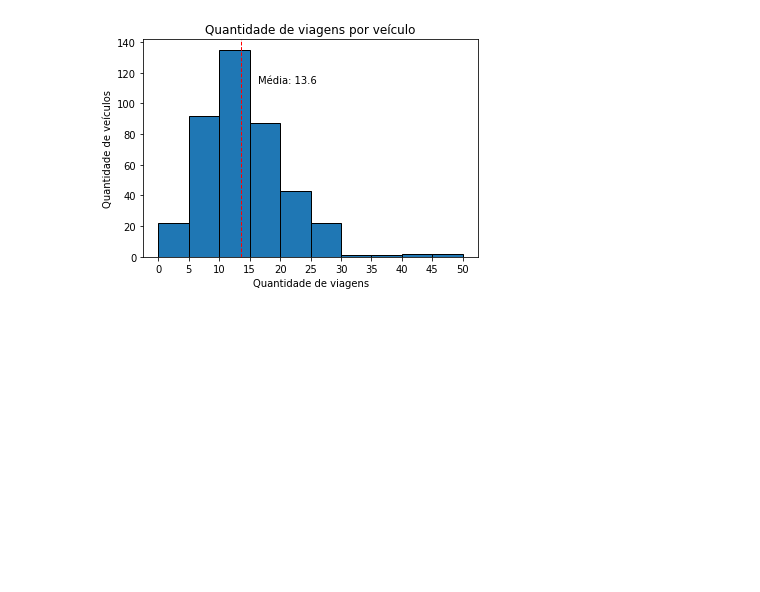
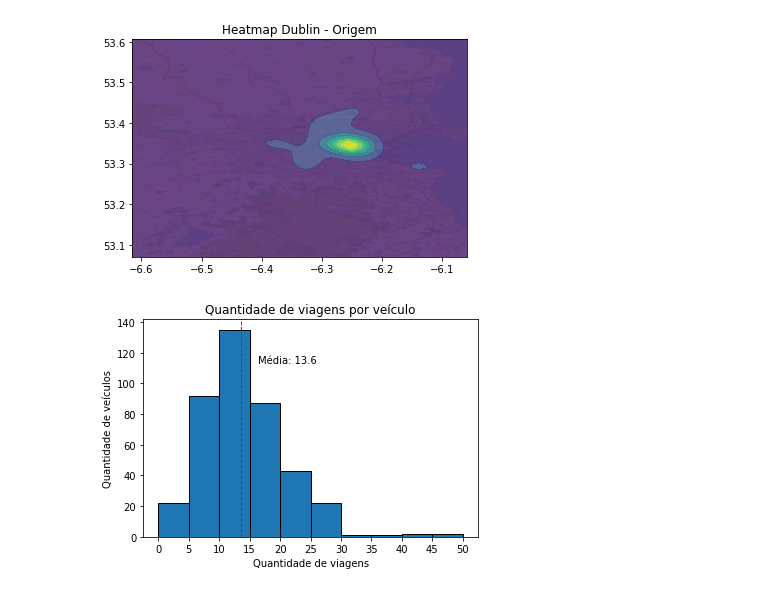
Before and after one commit to TulioNPL/Pesquisa, a Jupyter notebook: jupyter/main.ipynb, the cells around one changed output. Drawn from its saved outputs; the diff is of its cells as text; code cells hidden in the pictures; blank space fills up the shorter version.

```diff
--- a/jupyter/main.ipynb
+++ b/jupyter/main.ipynb
@@ -231,3 +294,28 @@ posOrigem = posOrigem()
+# %%
+### Plota um heatmap das origens das trips
+
+x = np.array(posOrigem['long'])
+y = np.array(posOrigem['lat'])
+
+k = gaussian_kde(np.vstack([x, y]))
+xi, yi = np.mgrid[x.min():x.max():x.size**0.5*1j,y.min():y.max():y.size**0.5*1j]
+zi = k(np.vstack([xi.flatten(), yi.flatten()]))
+
+fig, ax = plt.subplots()
+
+# alpha=0.5 will make the plots semitransparent
+ax.contourf(xi, yi, zi.reshape(xi.shape), alpha=0.8)
+
+ax.set_title('Heatmap Dublin - Origem')
+ax.set_xlim(x.min(), x.max())
+ax.set_ylim(y.min(), y.max())
+
+# you can also overlay your soccer field
+im = plt.imread(path+'/img/backmaps/backmap_orig_Dublin.png')
+ax.imshow(im, extent=[x.min(), x.max(), y.min(), y.max()], aspect='auto')
+# plt.savefig(path+"/img/mapaCalorOrigem_Dublin2.png", dpi=300, transparent=False, facecolor='white')
+# %% [output]
+[figure, added]
 # %%
 def qtdViagens():
     qtdViagens = []
```
Also changed, not shown: parts of 7 cells of this notebook, 1 other file.
